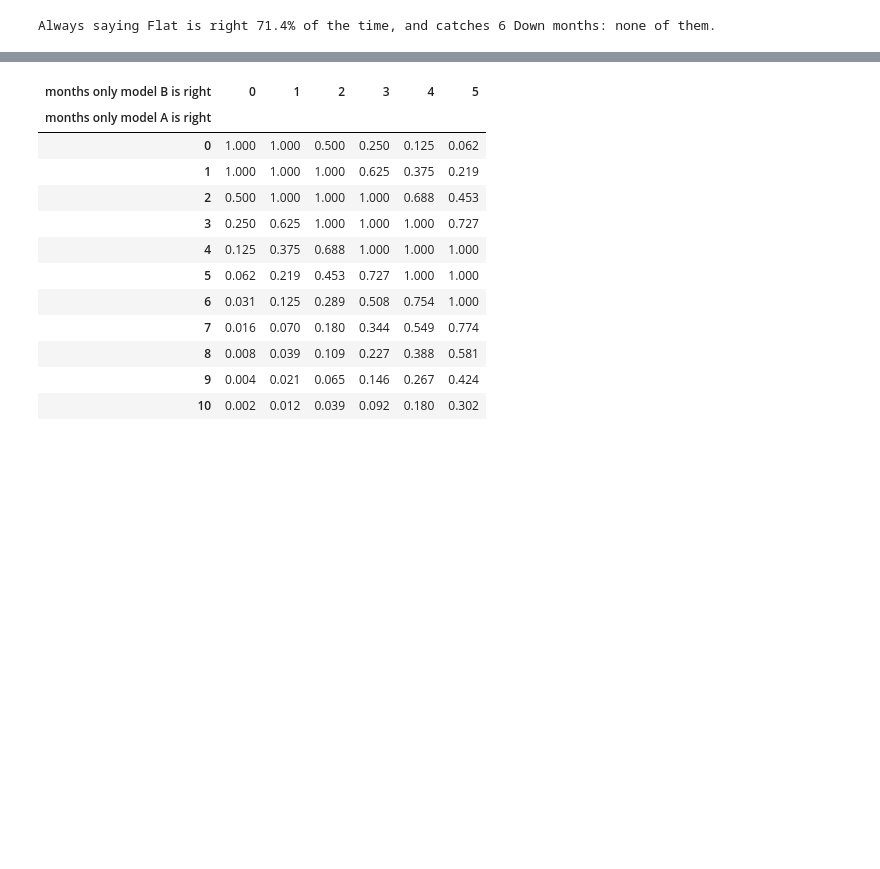
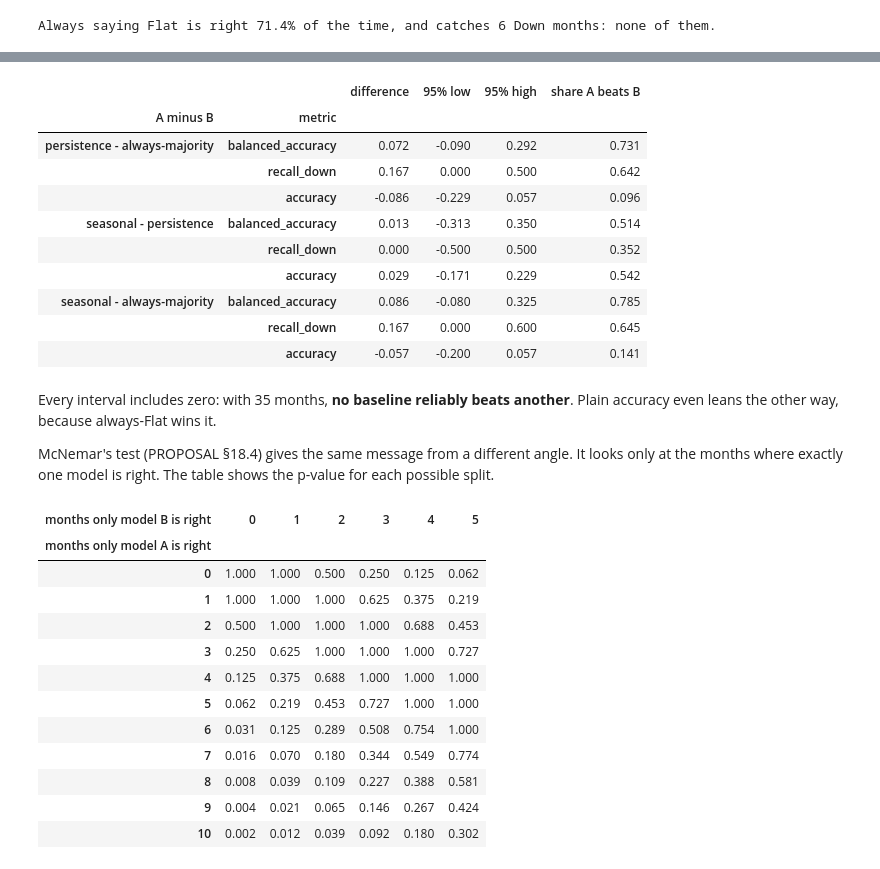
Before and after one commit to tus2014ar/oa-market-intelligence-system, a Jupyter notebook: notebooks/04_evaluation_and_baselines.ipynb, the cells around one changed output, grey strips where cells are left out. Drawn from its saved outputs; the diff is of its cells as text; code cells hidden in the pictures; blank space fills up the shorter version.

```diff
--- a/notebooks/04_evaluation_and_baselines.ipynb
+++ b/notebooks/04_evaluation_and_baselines.ipynb
@@ -150,3 +256,29 @@ McNemar's test (PROPOSAL §18.4) compares two classifiers on the same months by
+# %%
+pairs = [("persistence", "always-majority"), ("seasonal", "persistence"), ("seasonal", "always-majority")]
+rows = []
+for a, b in pairs:
+    for metric in ("balanced_accuracy", "recall_down", "accuracy"):
+        d = bootstrap_difference(predictions["y_true"], predictions[a], predictions[b],
+                                 metric=metric, n_boot=2000, seed=0)
+        rows.append({"A minus B": f"{a} - {b}", "metric": metric, "difference": d["point"],
+                     "95% low": d["lo"], "95% high": d["hi"], "share A beats B": d["share_positive"]})
+pd.DataFrame(rows).round(3).set_index(["A minus B", "metric"])
+# %% [output]
+|  |  | difference | 95% low | 95% high | share A beats B |
+| A minus B | metric |  |  |  |  |
+| persistence - always-majority | balanced_accuracy | 0.072 | -0.090 | 0.292 | 0.731 |
+|  | recall_down | 0.167 | 0.000 | 0.500 | 0.642 |
+|  | accuracy | -0.086 | -0.229 | 0.057 | 0.096 |
+| seasonal - persistence | balanced_accuracy | 0.013 | -0.313 | 0.350 | 0.514 |
+|  | recall_down | 0.000 | -0.500 | 0.500 | 0.352 |
+|  | accuracy | 0.029 | -0.171 | 0.229 | 0.542 |
+| seasonal - always-majority | balanced_accuracy | 0.086 | -0.080 | 0.325 | 0.785 |
+|  | recall_down | 0.167 | 0.000 | 0.600 | 0.645 |
+|  | accuracy | -0.057 | -0.200 | 0.057 | 0.141 |
+# %% [markdown]
+Every interval includes zero: with 35 months, **no baseline reliably beats another**. Plain accuracy even leans the other way, because always-Flat wins it.
+
+McNemar's test (PROPOSAL §18.4) gives the same message from a different angle. It looks only at the months where exactly one model is right. The table shows the p-value for each possible split.
 # %%
 grid = pd.DataFrame(
     {b: {a: mcnemar_exact(["Flat"] * (a + b), (["Flat"] * a) + (["Up"] * b), (["Up"] * a) + (["Flat"] * b))["p_value"]
```
Also changed, not shown: parts of 18 cells of this notebook, 8 other files.
